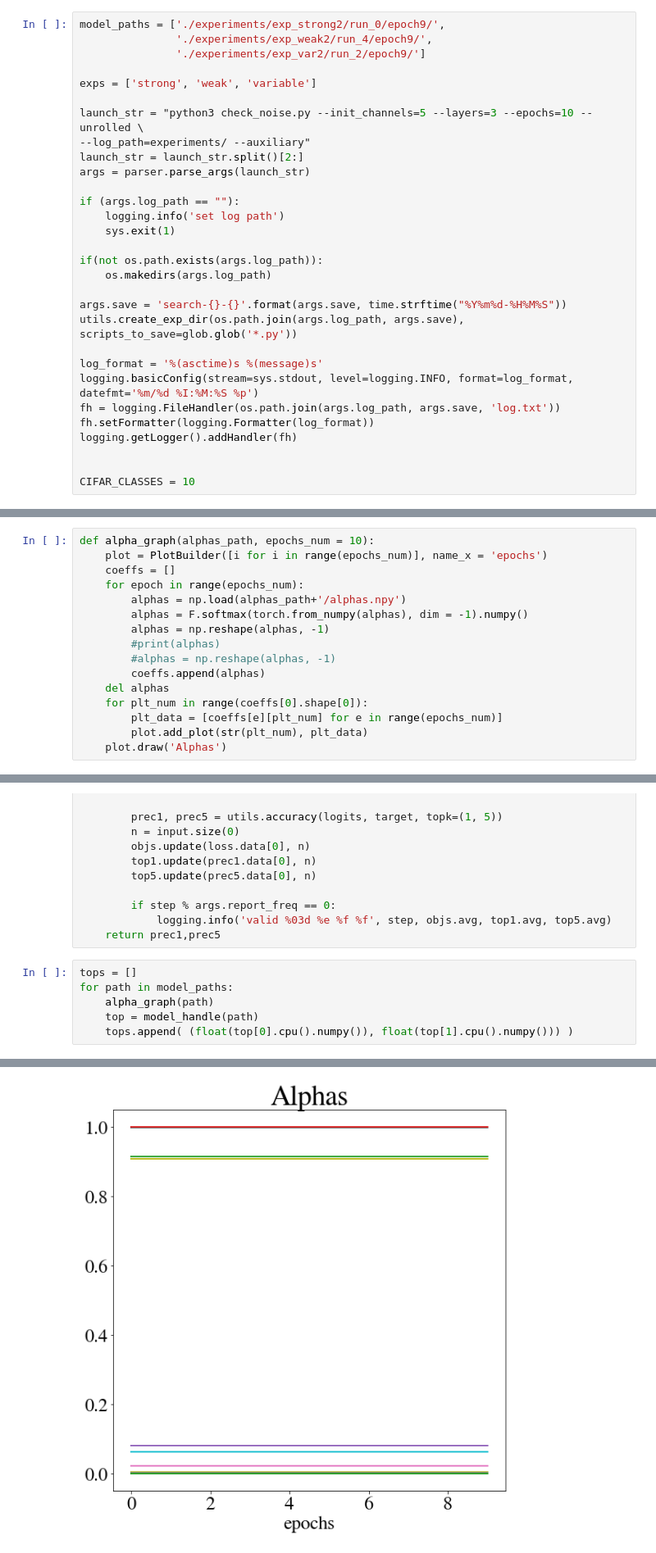
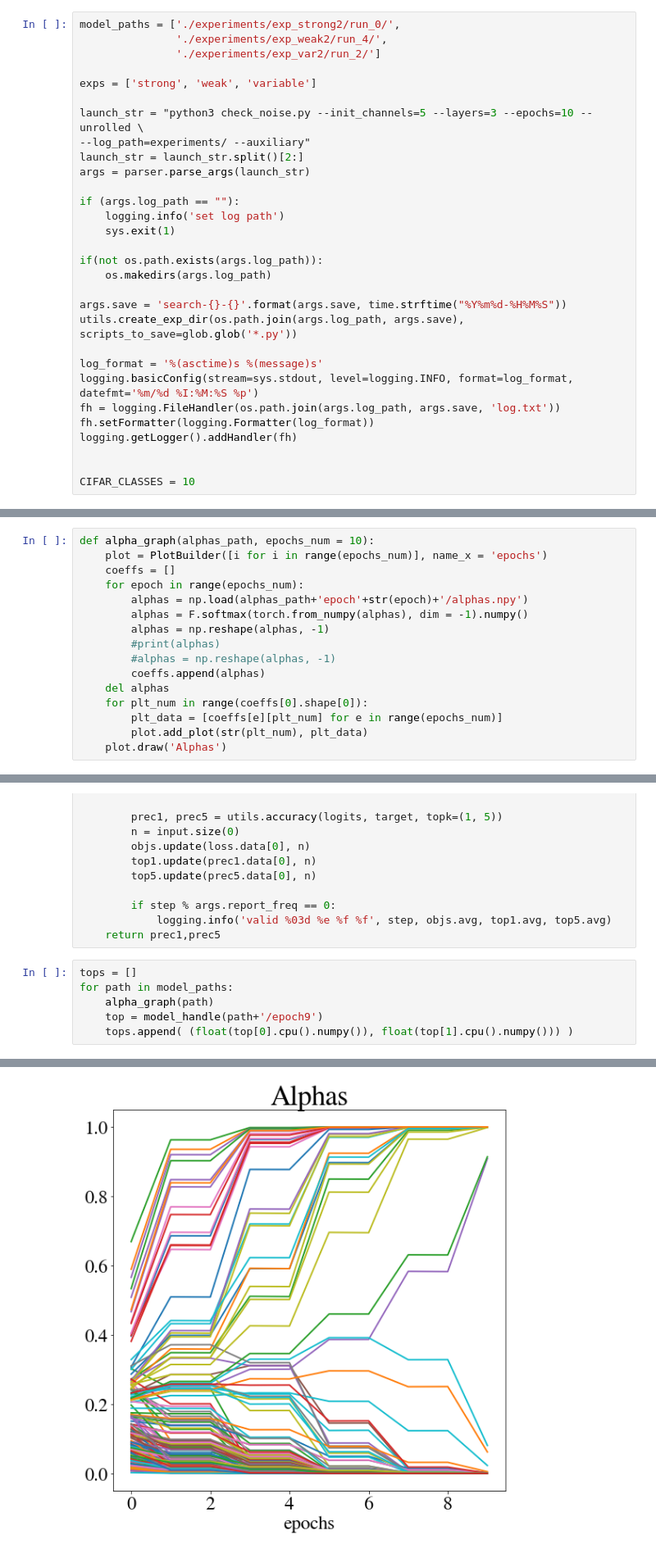
Before and after one commit to Intelligent-Systems-Phystech/2018-Project-11, a Jupyter notebook: code_cnn/check_noise_2.ipynb, the cells around one changed output, grey strips where cells are left out. Shown at 82% size. Cells and saved outputs as stored; diff of their text form.

Commit message:
Fix graphs, add new
Fix epochs handling
Account for 3 runs of each type for precision table (file: 'accuracy_regularization')
Add scatter accuracy/number of noteworthy (> 0.1) parameters in the model

```diff
--- a/code_cnn/check_noise_2.ipynb
+++ b/code_cnn/check_noise_2.ipynb
@@ -54,9 +54,9 @@ parser.add_argument('--arch', type=str, default='DARTS', help='which architectur
 # %% [output]
 _StoreAction(option_strings=['--arch'], dest='arch', nargs=None, const=None, default='DARTS', type=<class 'str'>, choices=None, help='which architecture to use', metavar=None)
 # %%
-model_paths = ['./experiments/exp_strong2/run_0/epoch9/',
-               './experiments/exp_weak2/run_4/epoch9/',
-               './experiments/exp_var2/run_2/epoch9/']
+model_paths = ['./experiments/exp_strong2/run_0/',
+               './experiments/exp_weak2/run_4/',
+               './experiments/exp_var2/run_2/']
 
 exps = ['strong', 'weak', 'variable']
 
@@ -155,7 +155,7 @@ def alpha_graph(alphas_path, epochs_num = 10):
     plot = PlotBuilder([i for i in range(epochs_num)], name_x = 'epochs')
     coeffs = []
     for epoch in range(epochs_num):
-        alphas = np.load(alphas_path+'/alphas.npy')
+        alphas = np.load(alphas_path+'epoch'+str(epoch)+'/alphas.npy')
         alphas = F.softmax(torch.from_numpy(alphas), dim = -1).numpy()
         alphas = np.reshape(alphas, -1)
         #print(alphas)
@@ -196,6 +196,6 @@ def model_handle(path_to_model):
 tops = []
 for path in model_paths:
     alpha_graph(path)
-    top = model_handle(path)
+    top = model_handle(path+'/epoch9')
     tops.append( (float(top[0].cpu().numpy()), float(top[1].cpu().numpy())) )
 # %% [output]
@@ -216,3 +216,3 @@ Files already downloaded and verified
-[figure, old version]
+[figure, new version]
 Files already downloaded and verified
 Files already downloaded and verified
```
Also changed, not shown: parts of 3 cells of this notebook, 1 other file.
